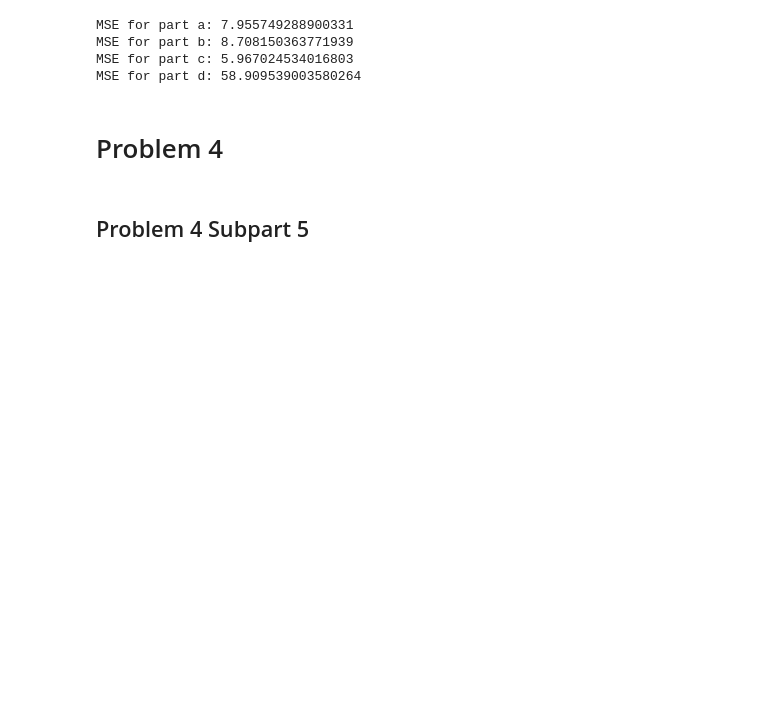
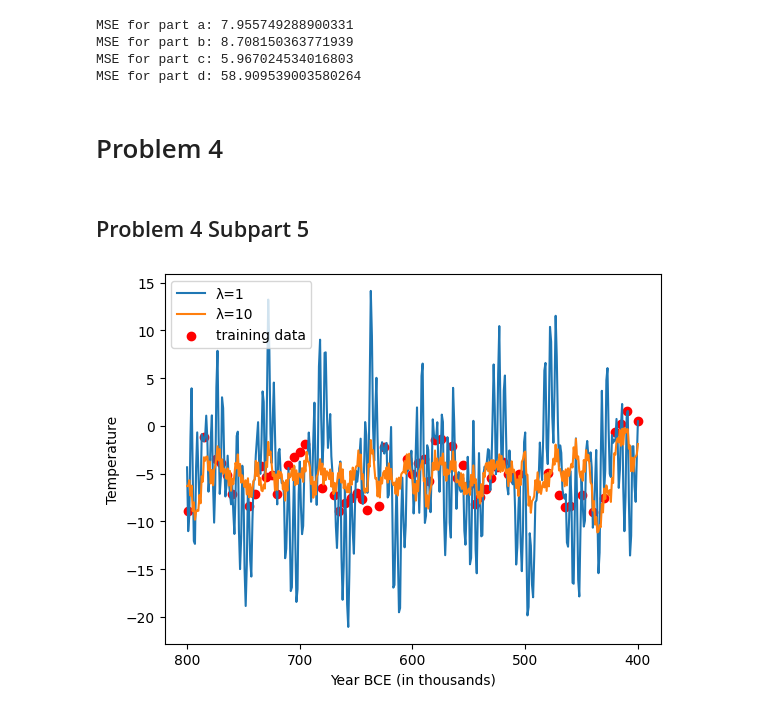
Before and after one commit to veselyo/cs181, a Jupyter notebook: hw1/hw1_release.ipynb, the cells around one changed output. Saved outputs shown, nothing was run; the diff lists cells and outputs as text; code cells hidden in the pictures; blank space fills up the shorter version.

```diff
--- a/hw1/hw1_release.ipynb
+++ b/hw1/hw1_release.ipynb
@@ -275,8 +275,24 @@ def find_lasso_weights(lam, X, y):
     :param y: the training set labels
     :return: the fitted weights
     """
-    # YOUR CODE HERE
-    pass
+    _, D = X.shape
+    w = np.ones(D)
+    max_iter = 5000
+
+    for _ in range(max_iter):
+        for d in range(D):
+            x_d = X[:, d]
+
+            rho_d = x_d.T @ (y - (X @ w - w[d] * x_d))
+
+            x_d_l2norm_sq = np.sum(x_d ** 2)
+
+            if d == 0:
+                w[d] = rho_d / x_d_l2norm_sq
+            else:
+                w[d] = np.sign(rho_d) * max(abs(rho_d) - lam/2, 0) / x_d_l2norm_sq
+
+    return w
 # %%
 # Helper function for standardizing inputs to LASSO
 def preprocess_lasso(X):
@@ -286,28 +302,32 @@ def preprocess_lasso(X):
 # %%
 # Fit the weights for both models
 phi_x_train = preprocess_lasso(year_train)
 lam1, lam2 = 1, 10
 w1 = find_lasso_weights(lam1, phi_x_train, temp_train)
 w2 = find_lasso_weights(lam2, phi_x_train, temp_train)
 
 # Plot functions
 x_array = np.arange(400, 800 + 1, 1)
 phi_x_array = preprocess_lasso(x_array)
 
-# TODO: Plot the regression line generated by your model.
-# YOUR CODE HERE
-pass
+pred_lam1 = phi_x_array @ w1
+pred_lam2 = phi_x_array @ w2
+
+plt.plot(x_array, pred_lam1, label="λ=1")
+plt.plot(x_array, pred_lam2, label="λ=10")
 
 plt.scatter(year_train, temp_train, label = "training data", color = "red")
 plt.legend()
 plt.xticks(np.arange(400, 800 + 100, 100))
 plt.ylabel("Temperature")
 plt.xlabel("Year BCE (in thousands)")
 
 plt.gca().invert_xaxis()
 # save figure to img_output directory
 plt.savefig("img_output/p4.5.png", bbox_inches = "tight")
 plt.show()
+# %% [output]
+[figure, added]
 # %%
 # Compute the MSE for both values of lambda
 # YOUR CODE HERE
```
Also changed, not shown: 1 other file.
